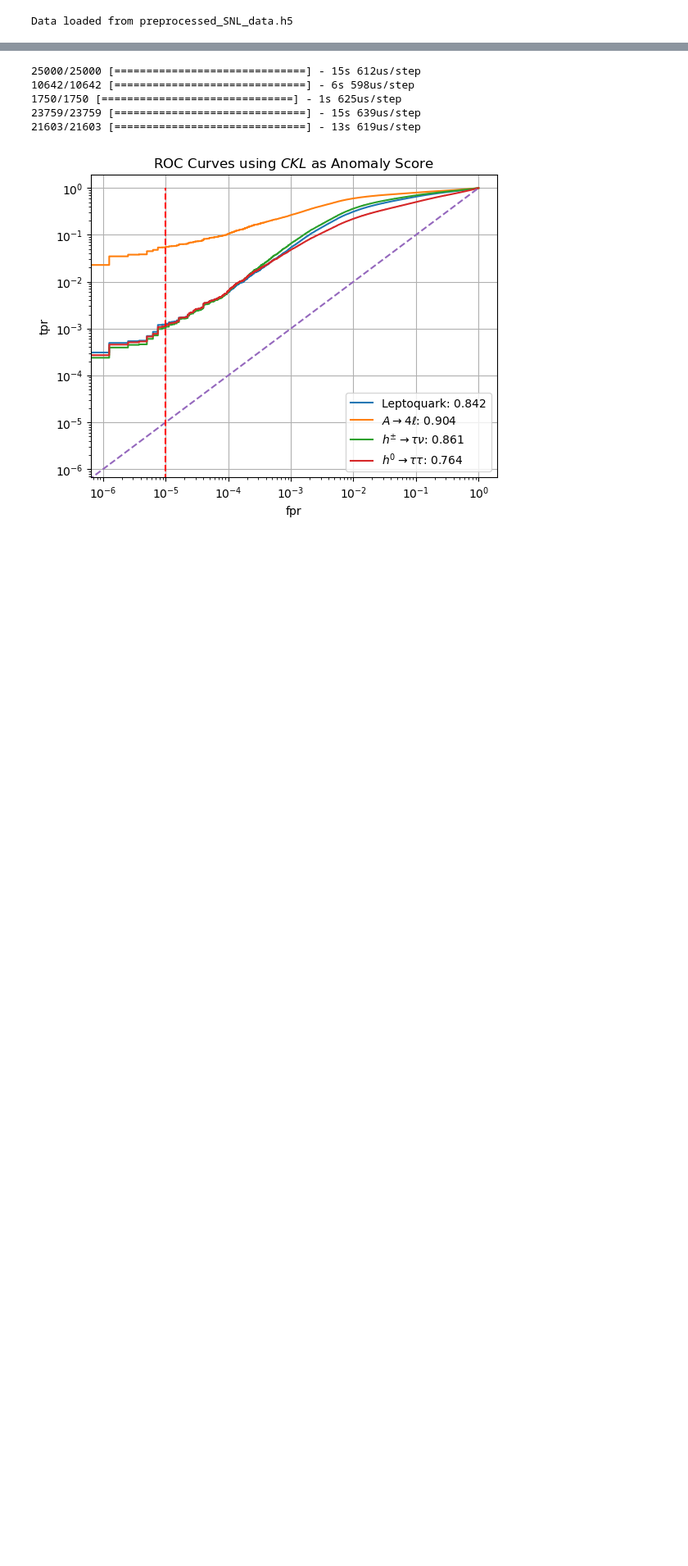
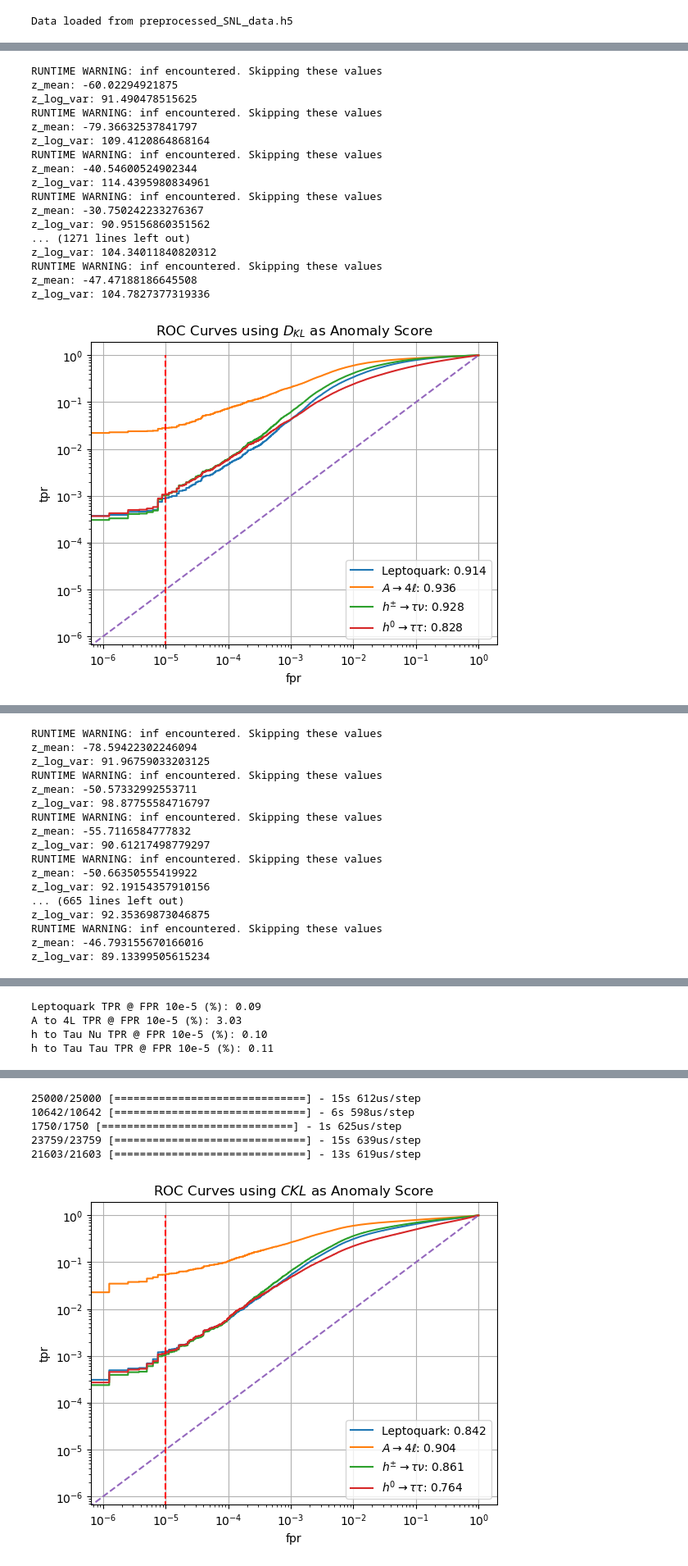
Before and after one commit to jnamador/vae_fs, a Jupyter notebook: models/vae0_analysis.ipynb, the cells around one changed output, grey strips where cells are left out. Shown at 82% size. Drawn from its saved outputs; the diff is of its cells as text; code cells hidden in the pictures; blank space fills up the shorter version.

```diff
--- a/models/vae0_analysis.ipynb
+++ b/models/vae0_analysis.ipynb
@@ -48,11 +142,18 @@ INPUT_SZ = 57
 H1_SZ = 32
 H2_SZ = 16
 LATENT_SZ = 3
-save_path = home_path + '/VAE_trainings/attempt1/' # As of 7/8/25. Should be synced with vae0_training
+NUM_TRAIN = 30 # number of trained models
 
-new_enc = Qmake_encoder_set_weights(INPUT_SZ, H1_SZ, H2_SZ, LATENT_SZ)
-new_dec = Qmake_decoder_set_weights(INPUT_SZ, H1_SZ, H2_SZ, LATENT_SZ)
-new_VAE = VAE_Model(new_enc, new_dec)
-new_VAE.load_weights(save_path)
-just_enc = new_VAE.get_layer("encoder") # We only need encoder output
+SAVE_PATH = home_path+f"/VAE_trainings/attempt2/old_cyclical_beta/" # As of 7/10/25. should be synced with vae0_analysis
+for i in range(2):
+    new_enc = Qmake_encoder_set_weights(INPUT_SZ, H1_SZ, H2_SZ, LATENT_SZ)
+    new_dec = Qmake_decoder_set_weights(INPUT_SZ, H1_SZ, H2_SZ, LATENT_SZ)
+    new_VAE = VAE_Model(new_enc, new_dec)
+    save_path = SAVE_PATH + f"n_{i}/"
+
+    new_VAE.load_weights(save_path)
+
+    just_enc = new_VAE.get_layer("encoder") # We only need encoder output
+    t, s = get_truth_and_scores(just_enc, AD_score_KL)
+    plot_rocs(t, s, "ROC Curves using $D_{KL}$ as Anomaly Score")
 # %% [output]
@@ -62,0 +177,18 @@ just_enc = new_VAE.get_layer("encoder") # We only need encoder output
+RUNTIME WARNING: inf encountered. Skipping these values
+z_mean: -60.02294921875
+z_log_var: 91.490478515625
+RUNTIME WARNING: inf encountered. Skipping these values
+z_mean: -79.36632537841797
+z_log_var: 109.4120864868164
+RUNTIME WARNING: inf encountered. Skipping these values
+z_mean: -40.54600524902344
+z_log_var: 114.4395980834961
+RUNTIME WARNING: inf encountered. Skipping these values
+z_mean: -30.750242233276367
+z_log_var: 90.95156860351562
+... (1271 lines left out)
+z_log_var: 104.34011840820312
+RUNTIME WARNING: inf encountered. Skipping these values
+z_mean: -47.47188186645508
+z_log_var: 104.7827377319336
+[figure, added]
@@ -62,0 +212,17 @@ just_enc = new_VAE.get_layer("encoder") # We only need encoder output
+RUNTIME WARNING: inf encountered. Skipping these values
+z_mean: -78.59422302246094
+z_log_var: 91.96759033203125
+RUNTIME WARNING: inf encountered. Skipping these values
+z_mean: -50.57332992553711
+z_log_var: 98.87755584716797
+RUNTIME WARNING: inf encountered. Skipping these values
+z_mean: -55.7116584777832
+z_log_var: 90.61217498779297
+RUNTIME WARNING: inf encountered. Skipping these values
+z_mean: -50.66350555419922
+z_log_var: 92.19154357910156
+... (665 lines left out)
+z_log_var: 92.35369873046875
+RUNTIME WARNING: inf encountered. Skipping these values
+z_mean: -46.793155670166016
+z_log_var: 89.13399505615234
@@ -62,0 +230,4 @@ just_enc = new_VAE.get_layer("encoder") # We only need encoder output
+Leptoquark TPR @ FPR 10e-5 (%): 0.09
+A to 4L TPR @ FPR 10e-5 (%): 3.03
+h to Tau Nu TPR @ FPR 10e-5 (%): 0.10
+h to Tau Tau TPR @ FPR 10e-5 (%): 0.11
```
Also changed, not shown: parts of 10 cells of this notebook.
